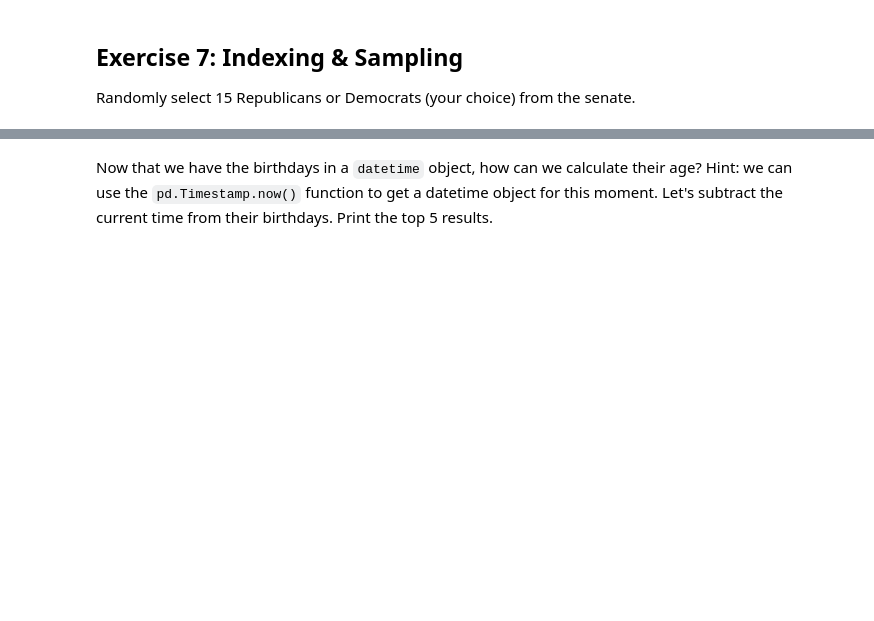
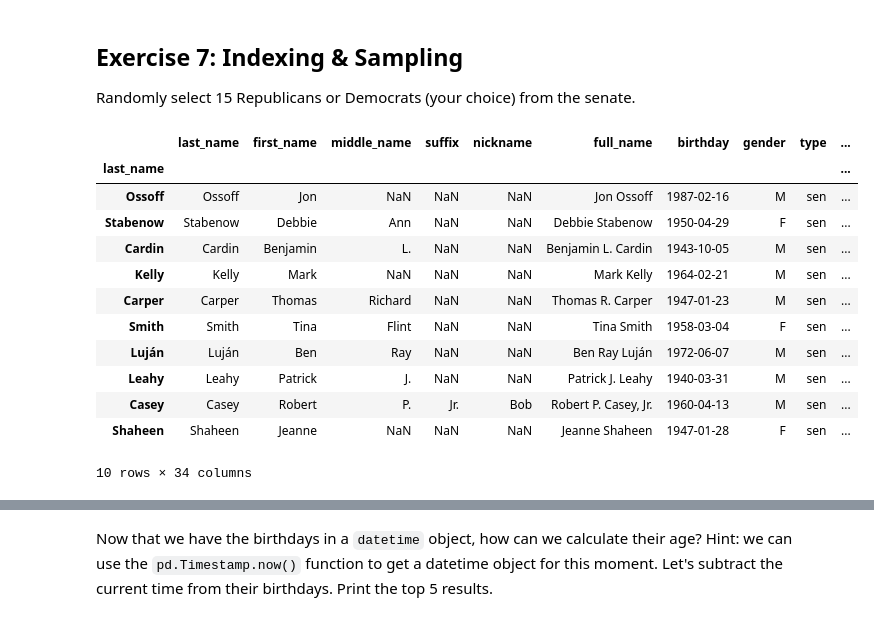
Before and after one commit to kara-ry/Data-Analytics-With-Python, a Jupyter notebook: class_exercises/D04-Pandas_Part1.ipynb, the cells around one changed output, grey strips where cells are left out. Cells and saved outputs as stored; diff of their text form; code cells hidden in the pictures; blank space fills up the shorter version.

```diff
--- a/class_exercises/D04-Pandas_Part1.ipynb
+++ b/class_exercises/D04-Pandas_Part1.ipynb
@@ -157,3 +242,6 @@ For both the legislators and the iris data, get descriptive statistics for each
 # %% [markdown]
 ## Exercise 6: Row Index Labels
 For the legislator dataframe, let's change the row labels from numerical indexes to something more recognizable.  Take a look at the columns of data, is there anything you might want to substitue as a row label?  Pick one and set the index lables. Then print the top 5 rows to see if the index labels are present.
+# %%
+legislators.index = legislators['last_name']
+legislators.head()
@@ -160,6 +277,23 @@ For the legislator dataframe, let's change the row labels from numerical indexes
 # %% [markdown]
 ## Exercise 7: Indexing & Sampling
 Randomly select 15 Republicans or Democrats (your choice) from the senate.
+# %%
+legislators[(legislators['type'] == 'sen') &
+            (legislators['party'] == 'Democrat')].sample(10)
+# %% [output]
+|  | last_name | first_name | middle_name | suffix | nickname | full_name | birthday | gender | type | ... |
+| last_name |  |  |  |  |  |  |  |  |  | ... |
+| Ossoff | Ossoff | Jon | NaN | NaN | NaN | Jon Ossoff | 1987-02-16 | M | sen | ... |
+| Stabenow | Stabenow | Debbie | Ann | NaN | NaN | Debbie Stabenow | 1950-04-29 | F | sen | ... |
+| Cardin | Cardin | Benjamin | L. | NaN | NaN | Benjamin L. Cardin | 1943-10-05 | M | sen | ... |
+| Kelly | Kelly | Mark | NaN | NaN | NaN | Mark Kelly | 1964-02-21 | M | sen | ... |
+| Carper | Carper | Thomas | Richard | NaN | NaN | Thomas R. Carper | 1947-01-23 | M | sen | ... |
+| Smith | Smith | Tina | Flint | NaN | NaN | Tina Smith | 1958-03-04 | F | sen | ... |
+| Luján | Luján | Ben | Ray | NaN | NaN | Ben Ray Luján | 1972-06-07 | M | sen | ... |
+| Leahy | Leahy | Patrick | J. | NaN | NaN | Patrick J. Leahy | 1940-03-31 | M | sen | ... |
+| Casey | Casey | Robert | P. | Jr. | Bob | Robert P. Casey, Jr. | 1960-04-13 | M | sen | ... |
+| Shaheen | Shaheen | Jeanne | NaN | NaN | NaN | Jeanne Shaheen | 1947-01-28 | F | sen | ... |
+10 rows × 34 columns
 # %% [markdown]
 ## Exercise 8: Dates
 <span style="float:right; margin-left:10px; clear:both;">![Task](../media/new_knowledge.png)</span>
```
Also changed, not shown: parts of 46 cells of this notebook, 5 other files.
